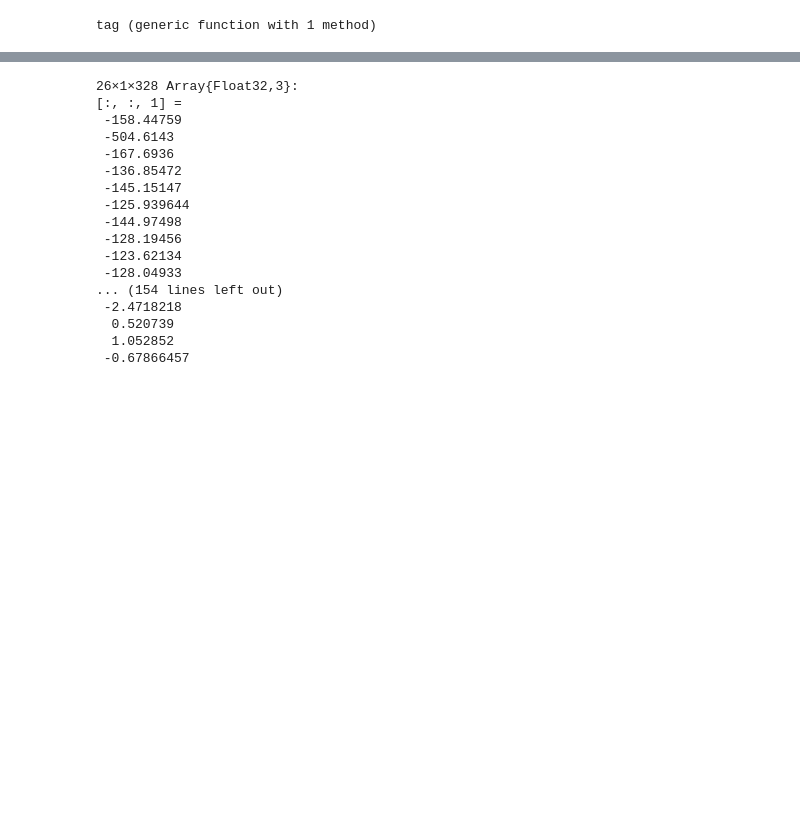
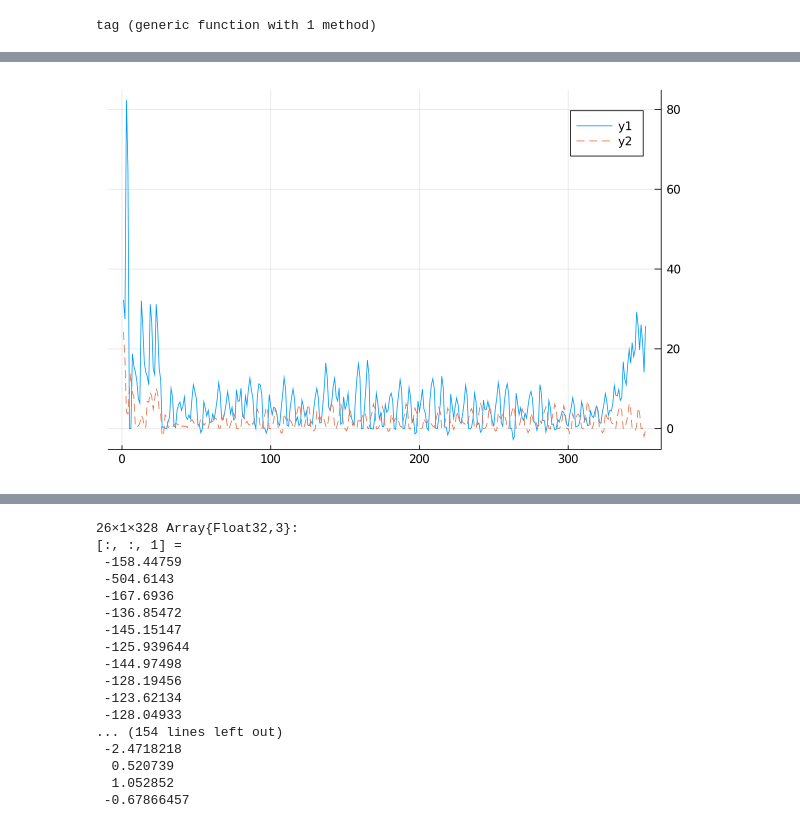
Before and after one commit to madprogramer/syd, a Jupyter notebook: notebooks/Emotion Recognition Trainer.ipynb, the cells around one changed output, grey strips where cells are left out. Cells and saved outputs as stored; diff of their text form; code cells hidden in the pictures; blank space fills up the shorter version.

```diff
--- a/notebooks/Emotion Recognition Trainer.ipynb
+++ b/notebooks/Emotion Recognition Trainer.ipynb
@@ -261,0 +356,25 @@ tag (generic function with 1 method)
+# %%
+#plot(reshape(tag(tEm,1,352),352))
+
+plot(reshape(TEM(reshape(Xs[1],26,1,352)),352,2))
+#plot(reshape(tEm(reshape(Xs[2],26,1,719)),719,2))
+
+#plot(reshape(tEm(reshape(Xs[3],26,1,348)),348,2))
+
+#plot(reshape(tag(tEm,1,352),352))
+
+#plot(reshape(tEm(reshape(Xs[1],26,1,352)),352,2)[:,1]/10)
+#plot(reshape(tEm(reshape(Xs[1],26,1,352)),352,2)[100:end,2])
+
+#println(mean((tEm(reshape(Xs[1],26,1,352)))[1,:]))
+#println(mean((tEm(reshape(Xs[1],26,1,352)))[2,:]))
+
+
+#println(mean((tEm(reshape(Xs[2],26,1,719)))[1,:]))
+#println(mean((tEm(reshape(Xs[2],26,1,719)))[2,:]))
+
+
+#println(mean((tEm(reshape(Xs[3],26,1,348)))[1,:]))
+#println(mean((tEm(reshape(Xs[3],26,1,348)))[2,:]))
+# %% [output]
+[figure, added]
```
Also changed, not shown: parts of 34 cells of this notebook, 6 other files.
